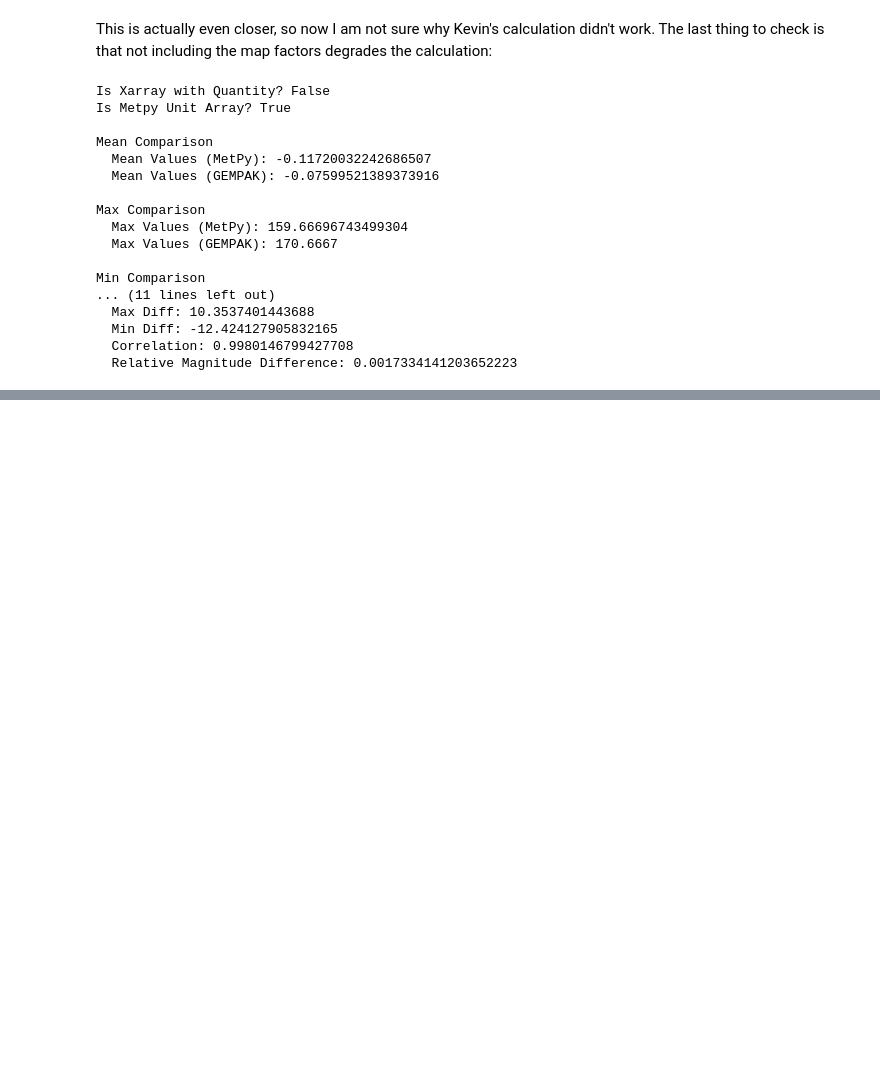
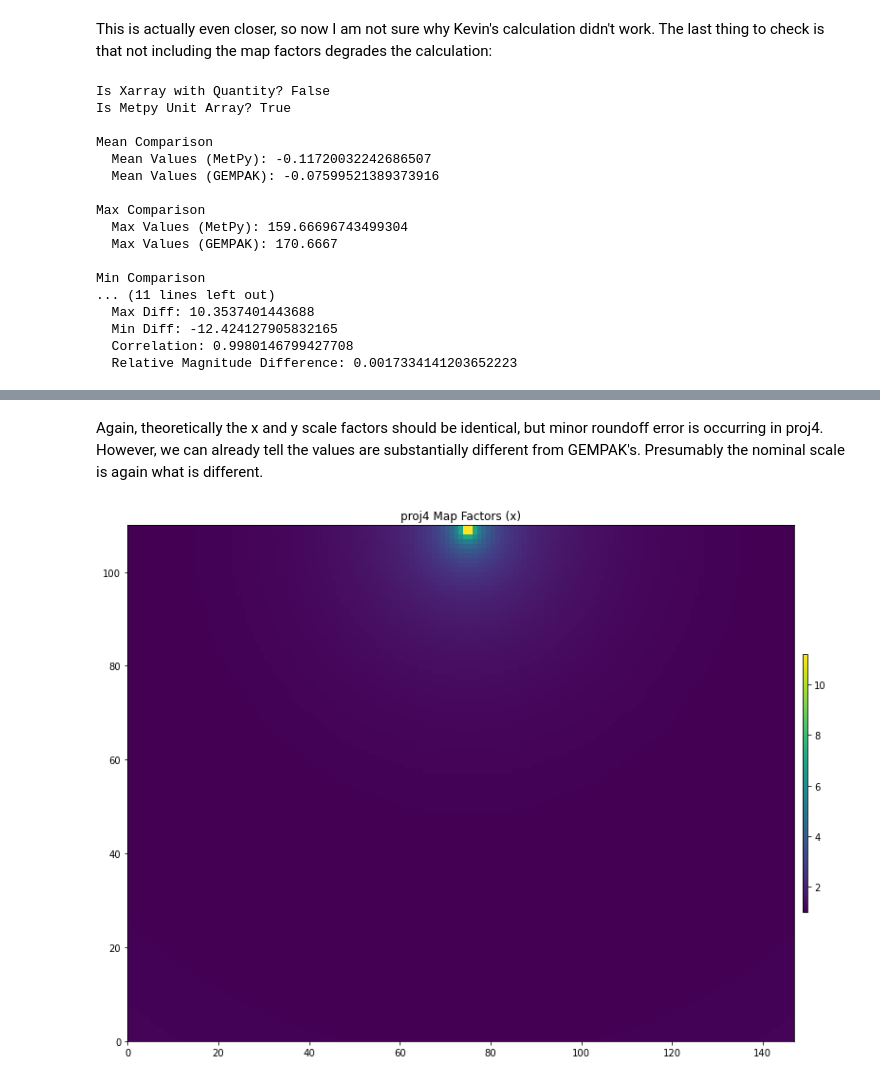
Before and after one commit to sgdecker/testing, a Jupyter notebook: MapProjectionExploration.ipynb, the cells around one changed output, grey strips where cells are left out. Saved outputs shown, nothing was run; the diff lists cells and outputs as text; code cells hidden in the pictures; blank space fills up the shorter version.

```diff
--- a/MapProjectionExploration.ipynb
+++ b/MapProjectionExploration.ipynb
@@ -447,0 +572,6 @@ This calculation is indeed degraded. So the mystery of Grid 218 (LCC) is solved,
+# %%
+factors = Proj(projparams=lcc_proj.proj4_params).get_factors(lon_gem, lat_gem)
+msfx_p4 = factors.parallel_scale
+msfy_p4 = factors.meridional_scale
+print('proj4 x and y factors the same?', np.all(msfx_p4 == msfy_p4))
+error_stats(msfx_p4, msfy_p4)
@@ -447,0 +596,10 @@ This calculation is indeed degraded. So the mystery of Grid 218 (LCC) is solved,
+# %% [markdown]
+Again, theoretically the x and y scale factors should be identical, but minor roundoff error is occurring in proj4.  However, we can already tell the values are substantially different from GEMPAK's.  Presumably the nominal scale is again what is different.
+# %%
+fig, ax = plt.subplots(figsize=(15,10))
+cf = ax.pcolormesh(msfx_p4)
+plt.colorbar(cf, orientation='vertical', pad=.01, aspect=50, shrink=.5)
+plt.title('proj4 Map Factors (x)')
+plt.show()
+# %% [output]
+[figure, added]
```
Also changed, not shown: parts of 41 cells of this notebook.
